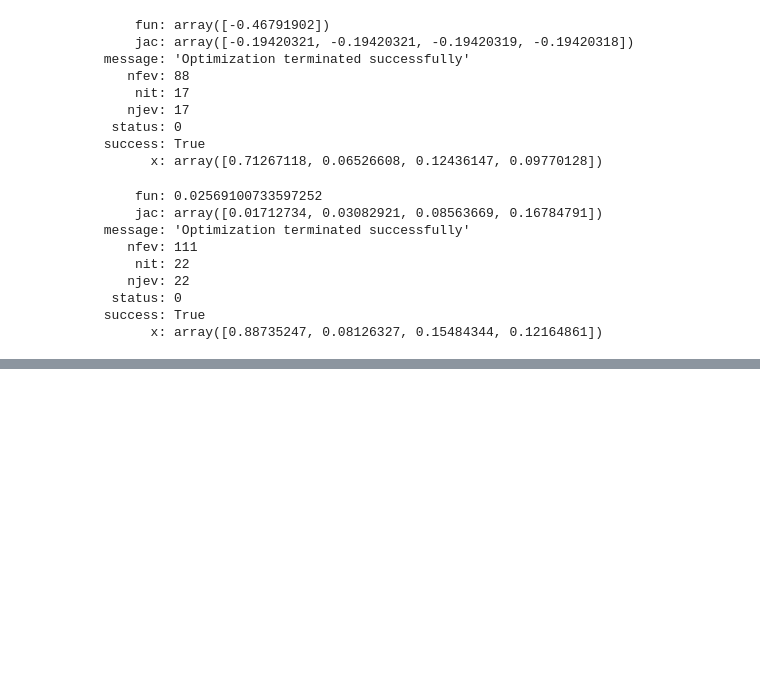
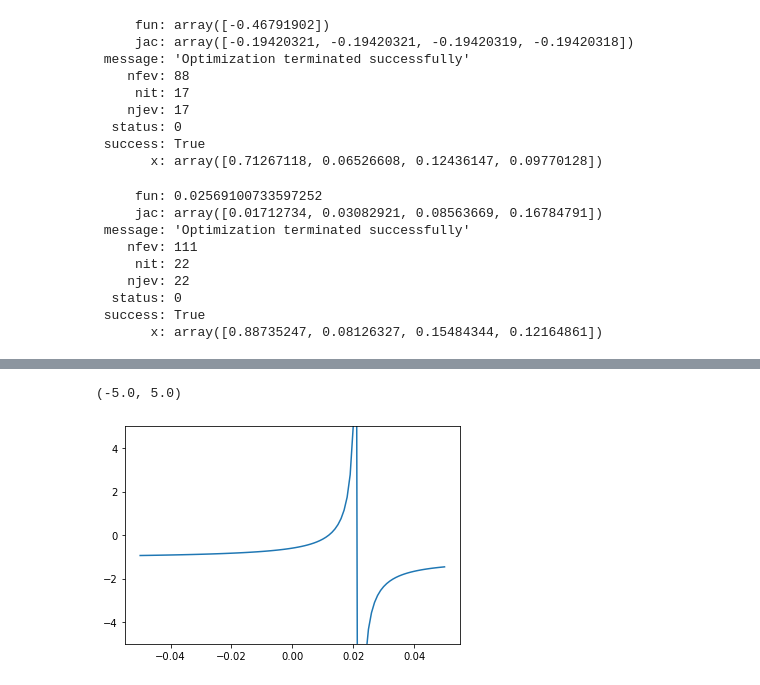
Before and after one commit to akaufman22/CQF, a Jupyter notebook: M2/MPT.ipynb, the cells around one changed output, grey strips where cells are left out. Saved outputs shown, nothing was run; the diff lists cells and outputs as text; code cells hidden in the pictures; blank space fills up the shorter version.

```diff
--- a/M2/MPT.ipynb
+++ b/M2/MPT.ipynb
@@ -143,0 +198,17 @@ sco.minimize(portfolio_variance, initial_w, method='SLSQP', bounds=bnds, constra
+# %%
+def get_tangency_portfolio(mu, sigma, rho, r):
+    cov = np.diag(sigma.flatten()) @ rho @ np.diag(sigma.flatten())
+    I = np.ones(len(mu)).reshape(len(mu), 1)
+    inv_cov = np.linalg.inv(cov)
+    A = I.T @ inv_cov @ I
+    B = I.T @ inv_cov @ mu
+    C = mu.T @ inv_cov @ mu
+    tangency_p = (1 / (B - A * r)) * inv_cov @ (mu - r * I)
+    return tangency_p
+
+def sharpe_ratio (mu, sigma, rho, r):
+    cov = np.diag(sigma.flatten()) @ rho @ np.diag(sigma.flatten())
+    omega = get_tangency_portfolio(mu, sigma, rho, r)
+    ret = omega.T @ mu
+    vol = sqrt(omega.T @ cov @ omega)
+    return (ret - r) / vol
@@ -143,0 +229,15 @@ sco.minimize(portfolio_variance, initial_w, method='SLSQP', bounds=bnds, constra
+# %%
+mu = np.array([
+        [0.035],
+        [0.1]
+    ])
+
+sigma = np.array([
+        [0.07],
+        [0.2]
+    ])
+
+rho = np.array([
+        [1, -0.4],
+        [-0.4, 1]
+    ])
@@ -143,0 +249,12 @@ sco.minimize(portfolio_variance, initial_w, method='SLSQP', bounds=bnds, constra
+# %%
+rr = np.linspace(-0.05, 0.05, 101)
+rel_price = np.zeros(101)
+for i, r in enumerate(rr):
+    weights = get_tangency_portfolio(mu, sigma, rho, r)
+    rel_price[i] = weights[1] - weights[0]
+# %%
+plt.plot(rr, rel_price)
+plt.ylim(-5, 5)
+# %% [output]
+(-5.0, 5.0)
+[figure, added]
```
Also changed, not shown: parts of 19 cells of this notebook, 14 other files.
